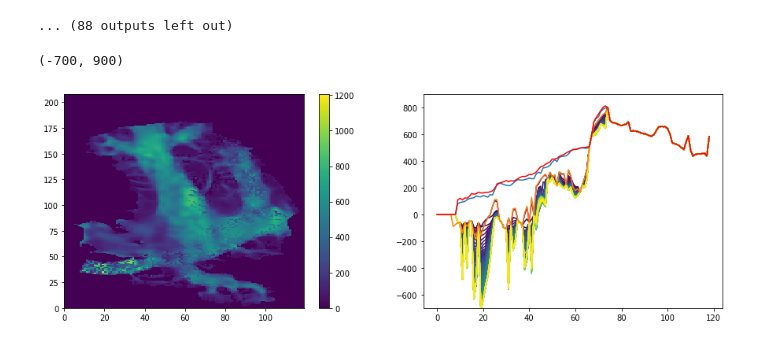
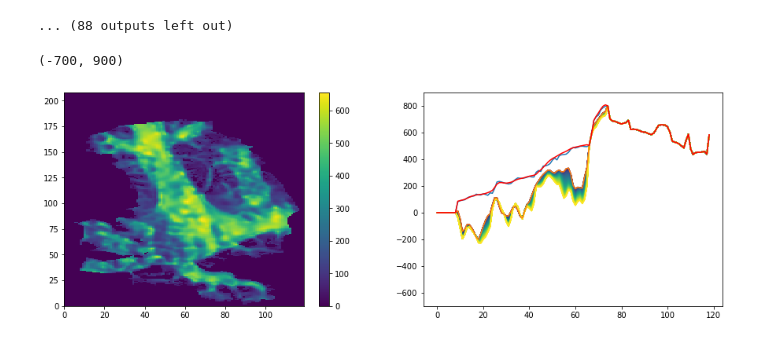
Before and after one commit to hahohe1892/thick_inv, a Jupyter notebook: Kronebreen-Kongsbreen.ipynb, the cells around one changed output. Drawn from its saved outputs; the diff is of its cells as text; code cells hidden in the pictures.

Commit message:
first experiment with friction inverted from radar obs

```diff
--- a/Kronebreen-Kongsbreen.ipynb
+++ b/Kronebreen-Kongsbreen.ipynb
@@ -572,13 +601,15 @@ B_rec = gauss_filter(B_rec, .6, 3)
 B_rec[np.logical_or(B_rec > S_rec, mask==0)]=S_rec[np.logical_or(B_rec > S_rec, mask==0)]
 B_rec[retreat_mask==1]=-700
 
-B_rec[radar_mask == 1] = radar_bed[radar_mask == 1]
+#B_rec[radar_mask == 1] = radar_bed[radar_mask == 1]
 
 B_init = deepcopy(B_rec)
 
 dh_ref = deepcopy(dhdt_full)
 
-tauc_rec = (500+B_init)*1e3
+tauc_rec = copy(tauc_fit)
+tauc_rec[mask_Kr==1] = tauc[mask_Kr==1]
+tauc_rec[np.isnan(tauc_rec)] = 1e8
 
 B_rec_all = []
 dh_all = []
@@ -588,7 +619,7 @@ dh_misfit_vs_iter=[]
 S_rec_all = []
 vel_all = []
 
-pmax = 1000
+pmax = 100
 dt = .1
 beta = .5
 bw = 2
@@ -641,7 +672,7 @@ for p in tqdm.trange(0, pmax):
     B_rec = S_rec - H_rec
 
     ### fix bed at locations of known ice thickness
-    B_rec[radar_mask == 1] = radar_bed[radar_mask == 1]
+    #B_rec[radar_mask == 1] = radar_bed[radar_mask == 1]
 
     B_rec[B_rec>S_rec]=S_rec[B_rec>S_rec]
     B_rec[B_rec>NPI_DEM]=NPI_DEM[B_rec>NPI_DEM]
@@ -686,15 +717,15 @@ Warning! No geotransform defined. Choosing a standard one! (Top left cell's top
 # %%
 colormap = plt.cm.viridis
 colors = [colormap(i) for i in np.linspace(0, 1,len(B_rec_all))]
 fig, axes = plt.subplots(1,2, figsize=(15,5))
 field = axes[0].pcolor(S_rec - B_rec)#, vmin=-50, vmax=50, cmap='RdBu')
 fig.colorbar(field, ax=axes[0])
-for i in range(0,len(B_rec_all),10):
+for i in range(0,len(B_rec_all),1):
     lines = axes[1].plot(range(nx), B_rec_all[i][40,:], color=colors[i])
 lines2 = axes[1].plot(range(nx), NPI_DEM[40,:])
 lines2 = axes[1].plot(range(nx), B_init[40,:])
 lines2 = axes[1].plot(range(nx), S_rec[40,:], color='r')
 axes[1].set_ylim([-700,900])
 # %% [output]
 (-700, 900)
-[figure, old version]
+[figure, new version]
```
Also changed, not shown: parts of 19 cells of this notebook.
